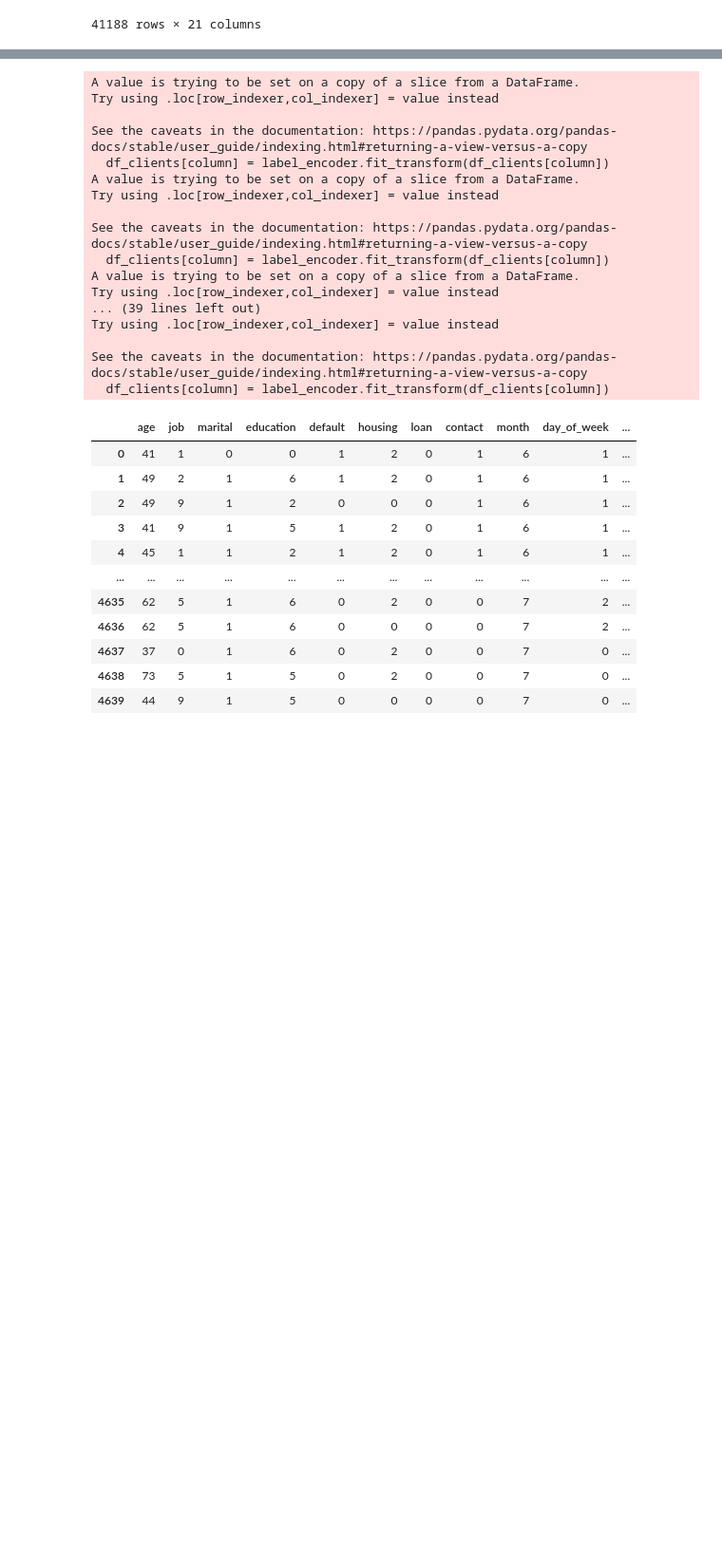
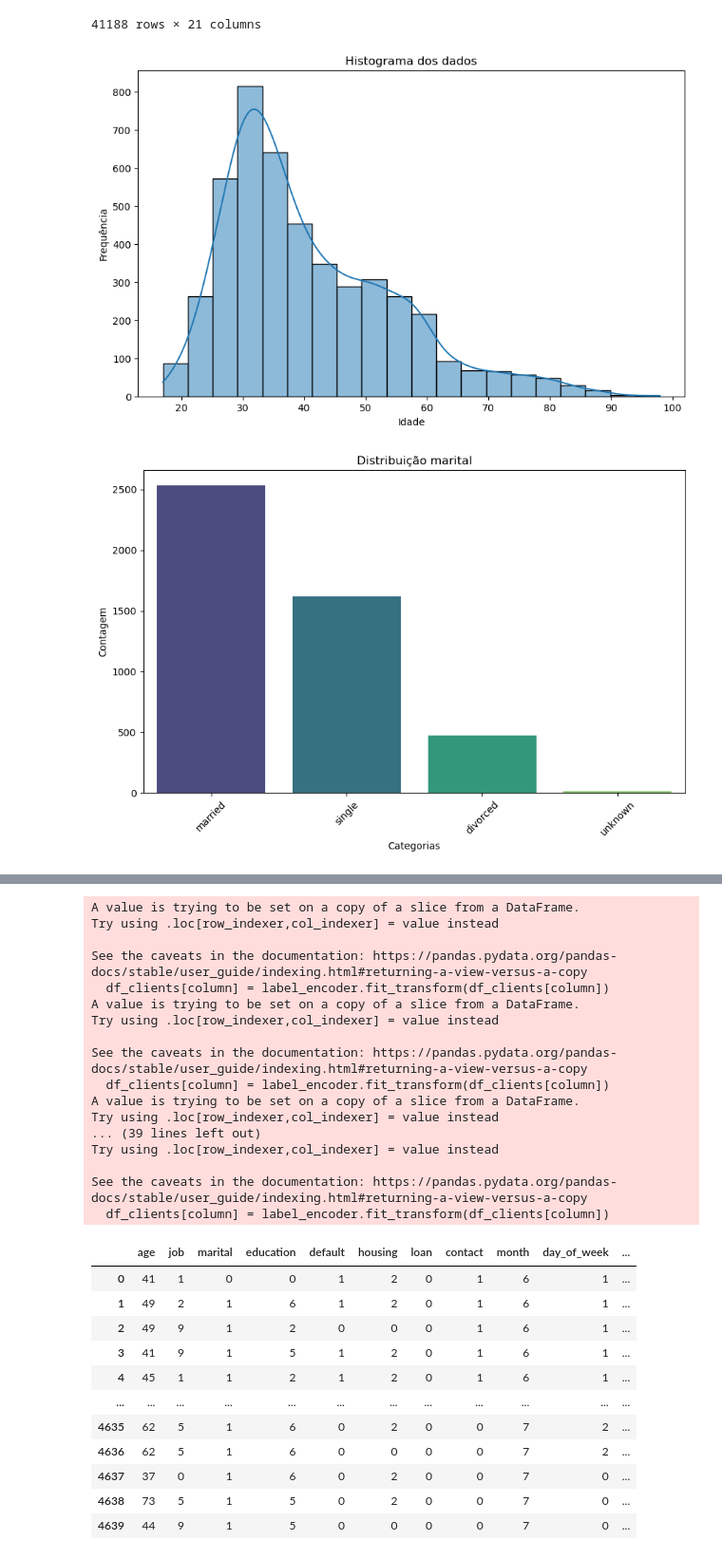
Before and after one commit to fabricio-inoue/clustering-bank, a Jupyter notebook: hierarchical-kmode.ipynb, the cells around one changed output, grey strips where cells are left out. Shown at 95% size. Saved outputs shown, nothing was run; the diff lists cells and outputs as text; code cells hidden in the pictures; blank space fills up the shorter version.

```diff
--- a/hierarchical-kmode.ipynb
+++ b/hierarchical-kmode.ipynb
@@ -30,3 +30,49 @@ df_bank
 # %%
 df_clients = df_bank[df_bank['y']=='yes']
 df_clients.reset_index(drop=True, inplace=True)
+# %%
+import seaborn as sns
+import matplotlib.pyplot as plt
+
+# Assuming df_clients is already defined
+
+# Histogram for 'age'
+plt.figure(figsize=(10, 6))
+sns.histplot(data=df_clients, x='age', bins=20, kde=True)
+plt.title('Histograma dos dados')
+plt.xlabel('Idade')
+plt.ylabel('Frequência')
+plt.show()
+
+# Bar chart for 'education distribution'
+education_distribution = df_clients['marital'].value_counts()
+plt.figure(figsize=(10, 6))
+sns.barplot(x=education_distribution.index, y=education_distribution.values, palette='viridis')
+plt.title('Distribuição marital')
+plt.xlabel('Categorias')
+plt.ylabel('Contagem')
+plt.xticks(rotation=45)
+plt.show()
+
+# Bar chart for 'education distribution'
+education_distribution = df_clients['education'].value_counts()
+plt.figure(figsize=(10, 6))
+sns.barplot(x=education_distribution.index, y=education_distribution.values, palette='viridis')
+plt.title('Distribuição das categorias de educação')
+plt.xlabel('Categorias')
+plt.ylabel('Contagem')
+plt.xticks(rotation=45)
+plt.show()
+
+# Bar chart for 'education distribution'
+education_distribution = df_clients['job'].value_counts()
+plt.figure(figsize=(10, 6))
+sns.barplot(x=education_distribution.index, y=education_distribution.values, palette='viridis')
+plt.title('Distribuição das profissões')
+plt.xlabel('Categorias')
+plt.ylabel('Contagem')
+plt.xticks(rotation=45)
+plt.show()
+# %% [output]
+[figure, added]
+[figure, added]
```
Also changed, not shown: parts of 6 cells of this notebook.
